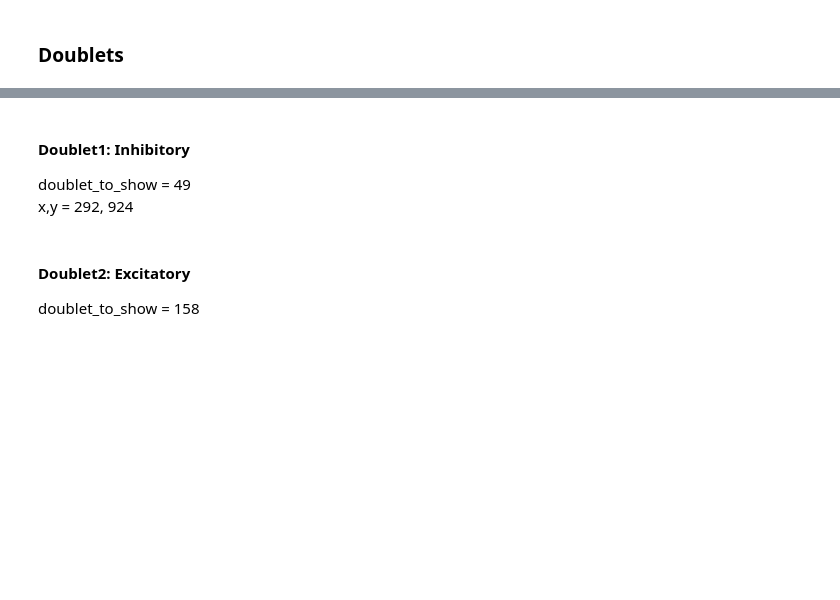
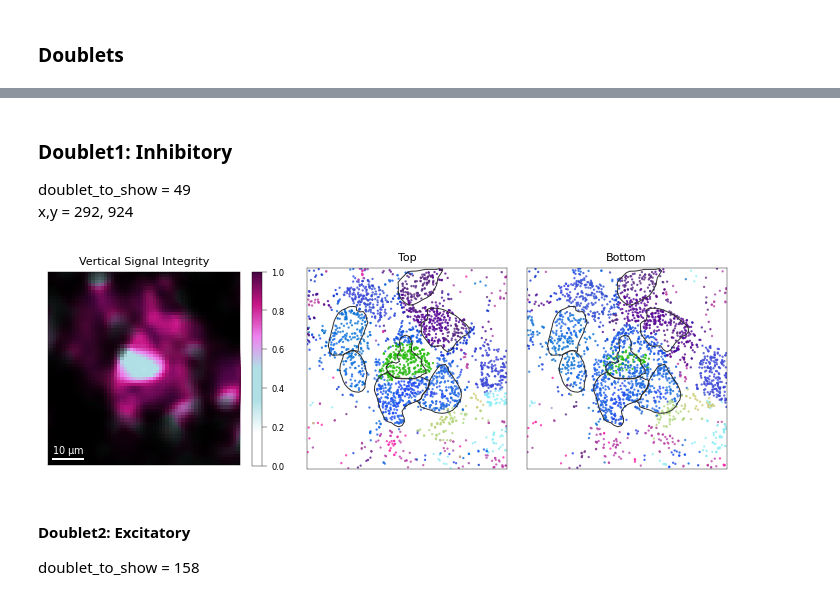
Before and after one commit to melocery/MasterThesisAnalysis, a Jupyter notebook: notebook/R8_DoubletsExample.ipynb, the cells around one changed output, grey strips where cells are left out. Cells and saved outputs as stored; diff of their text form; code cells hidden in the pictures; blank space fills up the shorter version.

```diff
--- a/notebook/R8_DoubletsExample.ipynb
+++ b/notebook/R8_DoubletsExample.ipynb
@@ -208,5 +178,5 @@ plt.show()
 # %% [markdown]
-#### Doublet1: Inhibitory
+### Doublet1: Inhibitory
 
 doublet_to_show = 49
 x,y = 292, 924
@@ -310,3 +189,42 @@ plt.show()
+# %%
+fig, ax = plt.subplots(1, 3, figsize=(18*CM, 6*CM), sharey=True, width_ratios=[1.2, 1, 1])
+
+# ax[0]: Vertical Signal Integrity
+ax[0].set_facecolor("black")
+img = ax[0].imshow(
+    signal_integrity,
+    cmap=BIH_CMAP,
+    alpha=((signal_strength / signal_threshold).clip(0, 1) ** 2),
+    vmin=0,
+    vmax=1,
+    rasterized=True
+)
+ax[0].invert_yaxis()
+ax[0].set(xlim=roi[0], ylim=roi[1])
+ax[0].set(xticks=[], yticks=[])
+ax[0].set_title("Vertical Signal Integrity", fontsize=8)
+ax[0].set_aspect('equal')
+_plot_scalebar(ax[0], dx=1, units="um", location="lower left", length_fraction=0.2, fontsize=7, color="white")
+for spine in ax[0].spines.values():
+    spine.set_linewidth(0.3)
+cbar = fig.colorbar(img, ax=ax[0], shrink=0.95)
+cbar.ax.tick_params(labelsize=6, width=0.3)
+for spine in cbar.ax.spines.values():
+    spine.set_linewidth(0.3)
+
+# ax[1]: Top transcripts
+roi_top = ROI_in.filter(pl.col("z") > pl.col("z_center"))
+plot_transcript_view(ax[1], roi, roi_top, boundaries_df, title="Top")
+
+# ax[2]: Bottom transcripts
+roi_bottom = ROI_in.filter(pl.col("z") < pl.col("z_center"))[::-1]
+plot_transcript_view(ax[2], roi, roi_bottom, boundaries_df, title="Bottom")
+
+plt.tight_layout()
+plt.savefig(fig_path/"InDoublet.pdf", **SAVE_FIG)
+plt.show()
+# %% [output]
+[figure, added]
 # %% [markdown]
 #### Doublet2: Excitatory
 
```
Also changed, not shown: parts of 22 cells of this notebook, 5 other files.
